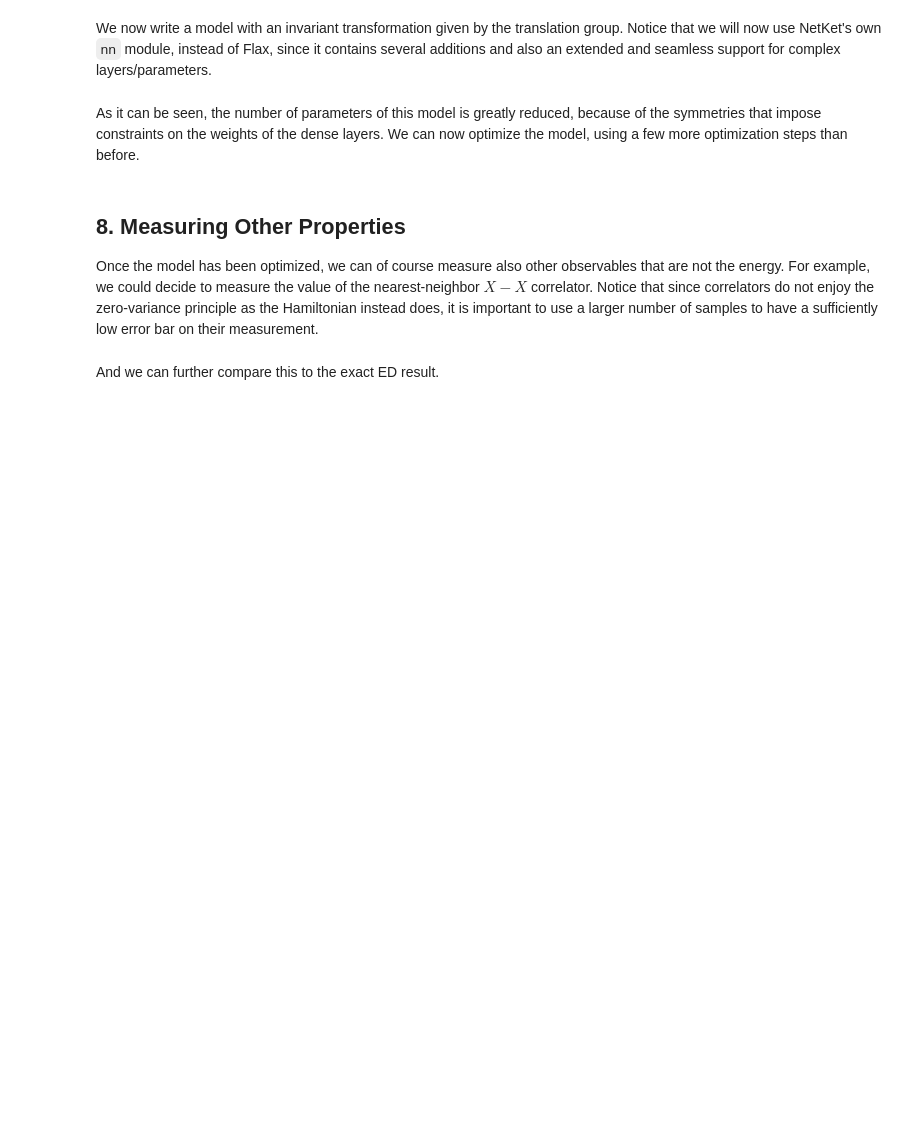
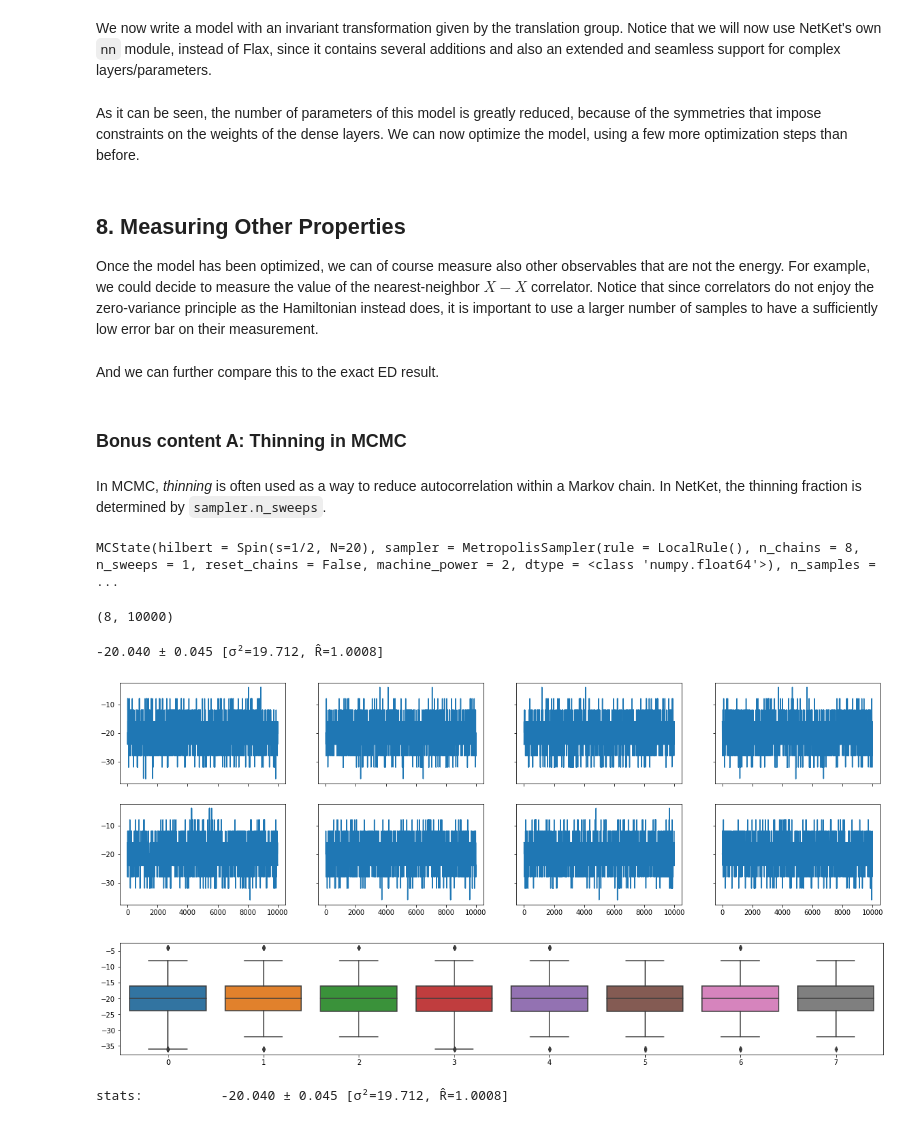
Before and after one commit to PhilipVinc/Lectures, a Jupyter notebook: 22toulouse-jax-netket/2-nqs-ising.ipynb, the cells around one changed output. Drawn from its saved outputs; the diff is of its cells as text; code cells hidden in the pictures; blank space fills up the shorter version.

```diff
--- a/22toulouse-jax-netket/2-nqs-ising.ipynb
+++ b/22toulouse-jax-netket/2-nqs-ising.ipynb
@@ -658,3 +757,30 @@ And we can further compare this to the exact ED result.
 psi = eig_vecs[:, 0]
 exact_corr=psi@(corr@psi)
 print(exact_corr)
+# %% [markdown]
+### Bonus content A: Thinning in MCMC
+# %% [markdown]
+In MCMC, _thinning_ is often used as a way to reduce autocorrelation within a Markov chain. In NetKet, the thinning fraction is determined by `sampler.n_sweeps`.
+# %%
+vstate.sampler = nk.sampler.MetropolisLocal(hi, n_chains=8, n_sweeps=1)
+vstate.n_samples = 4000 * 20
+print(vstate)
+# %% [output]
+MCState(hilbert = Spin(s=1/2, N=20), sampler = MetropolisSampler(rule = LocalRule(), n_chains = 8, n_sweeps = 1, reset_chains = False, machine_power = 2, dtype = <class 'numpy.float64'>), n_samples =  ...
+# %%
+vstate.reset()
+s, (sp, mels) = nk.vqs.get_local_kernel_arguments(vstate, H)
+eloc = local_energy(s, sp, mels).T
+print(eloc.shape)
+# %% [output]
+(8, 10000)
+# %%
+nk.stats.statistics(eloc)
+# %% [output]
+-20.040 ± 0.045 [σ²=19.712, R̂=1.0008]
+# %%
+show_many_chains(eloc, 2, 4)
+# %% [output]
+[figure, added]
+[figure, added]
+stats:          -20.040 ± 0.045 [σ²=19.712, R̂=1.0008]
```
Also changed, not shown: parts of 33 cells of this notebook, 1 other file.
